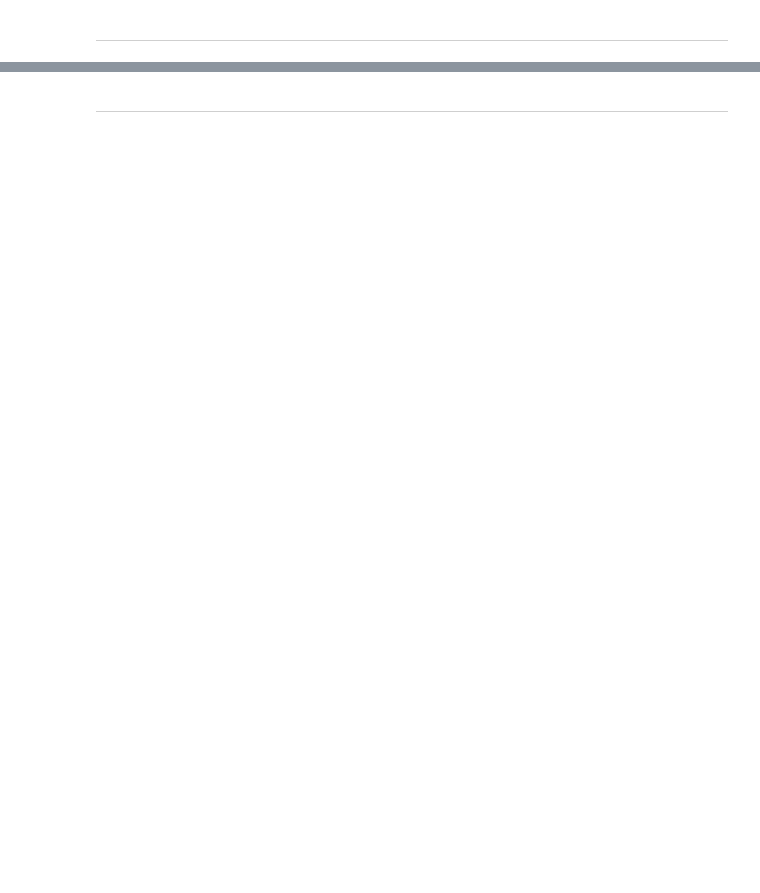
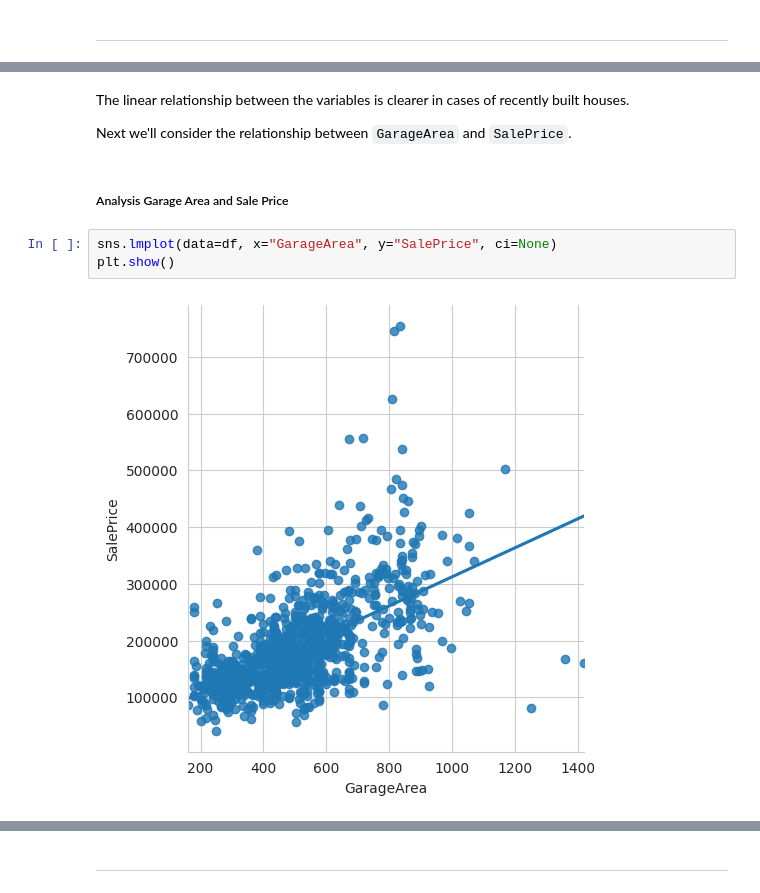
Before and after one commit to van-essa/heritage-housing-issues, a Jupyter notebook: jupyter_notebooks/02 - Sale Price Study.ipynb, the cells around one changed output, grey strips where cells are left out. Drawn from its saved outputs; the diff is of its cells as text; blank space fills up the shorter version.

```diff
--- a/jupyter_notebooks/02 - Sale Price Study.ipynb
+++ b/jupyter_notebooks/02 - Sale Price Study.ipynb
@@ -78,0 +185,11 @@ NOTE
+# %% [markdown]
+The linear relationship between the variables is clearer in cases of recently built houses.
+
+Next we'll consider the relationship between `GarageArea` and `SalePrice`.
+# %% [markdown]
+##### Analysis Garage Area and Sale Price
+# %%
+sns.lmplot(data=df, x="GarageArea", y="SalePrice", ci=None)
+plt.show()
+# %% [output]
+[figure, added]
```
Also changed, not shown: parts of 57 cells of this notebook, 1 other file.
